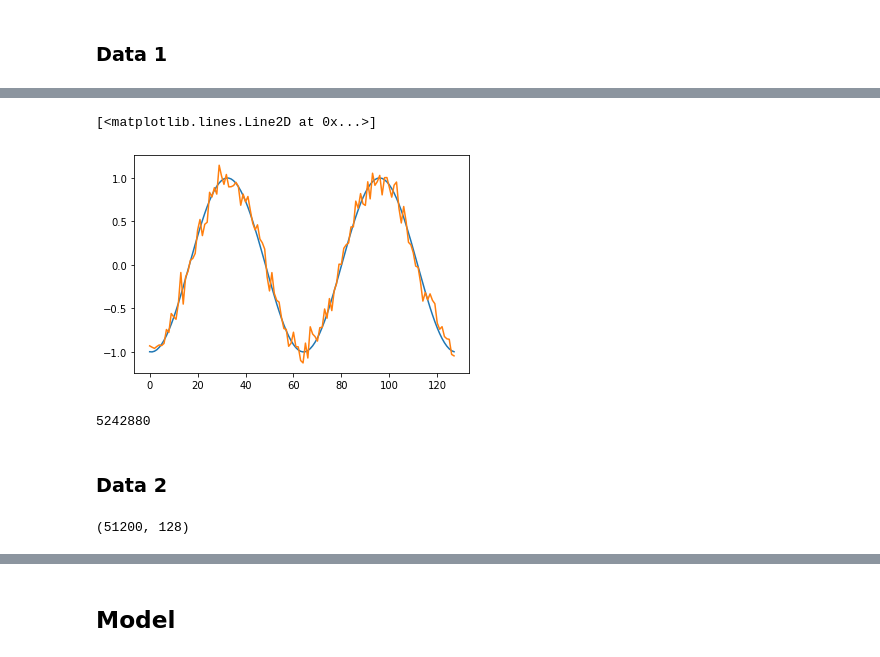
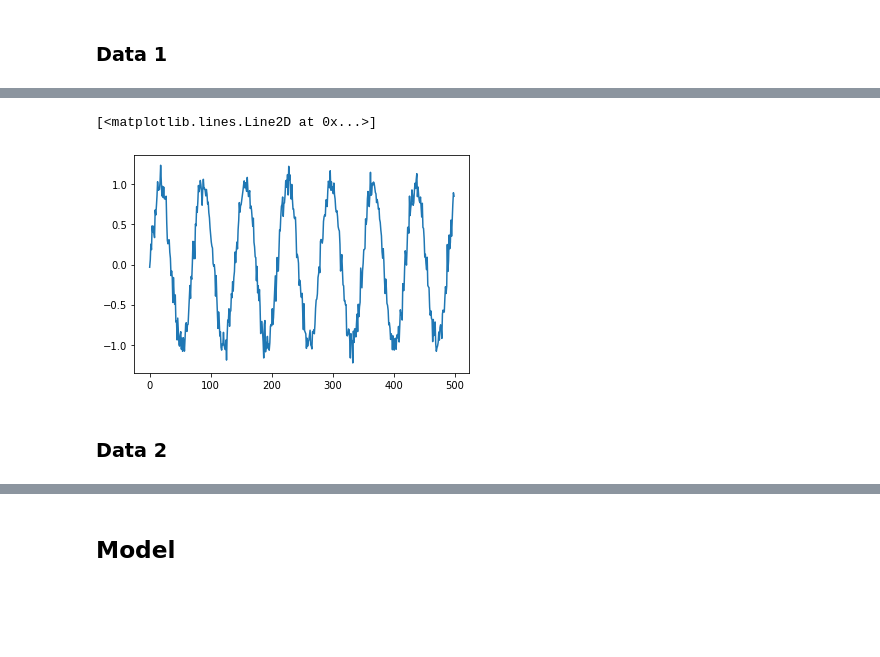
Before and after one commit to Upota/Transformer_Auto-Encoder, a Jupyter notebook: Denoising Signal.ipynb, the cells around one changed output, grey strips where cells are left out. Cells and saved outputs as stored; diff of their text form; code cells hidden in the pictures; blank space fills up the shorter version.

```diff
--- a/Denoising Signal.ipynb
+++ b/Denoising Signal.ipynb
@@ -47,7 +51,7 @@ plt.plot(range(block_size), noisy_sin[0])
-# %%
-plt.plot(range(block_size), pure_sin[10])
-plt.plot(range(block_size), noisy_sin[10])
-# %% [output]
-[<matplotlib.lines.Line2D at 0x...>]
-[figure, removed]
+# %%
+noisy = noisy_sin[0:500]
+plt.plot(range(len(noisy)), noisy)
+# %% [output]
+[<matplotlib.lines.Line2D at 0x...>]
+[figure, added]
 # %%
@@ -73,4 +75,0 @@ test_dataset1 = SinDataset(x_test, y_test, block_size)
-# %%
-x_train.size
-# %% [output]
-5242880
@@ -77,10 +78,2 @@ x_train.size
 # %% [markdown]
 ### Data 2
-# %%
-start = np.zeros(n_sample)
-sin_x = np.linspace(start -2 * np.pi, start + 2 * np.pi, num=block_size).T
-pure_sin = np.sin(sin_x)
-noisy_sin = pure_sin + 0.1 * np.random.randn(pure_sin.shape[1])
-pure_sin.shape
-# %% [output]
-(51200, 128)
```
Also changed, not shown: parts of 22 cells of this notebook, 3 other files.
